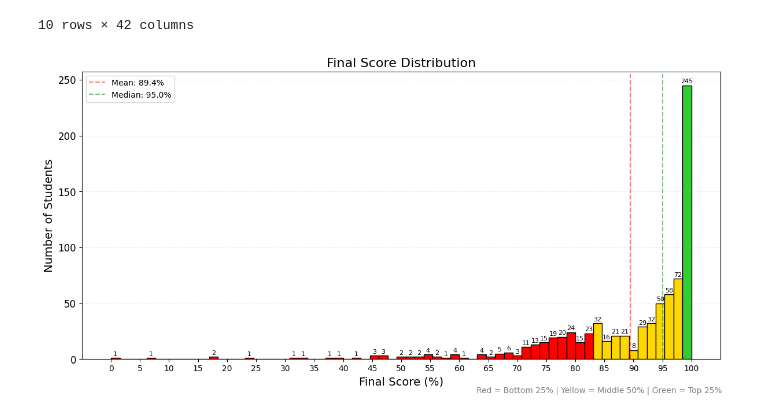
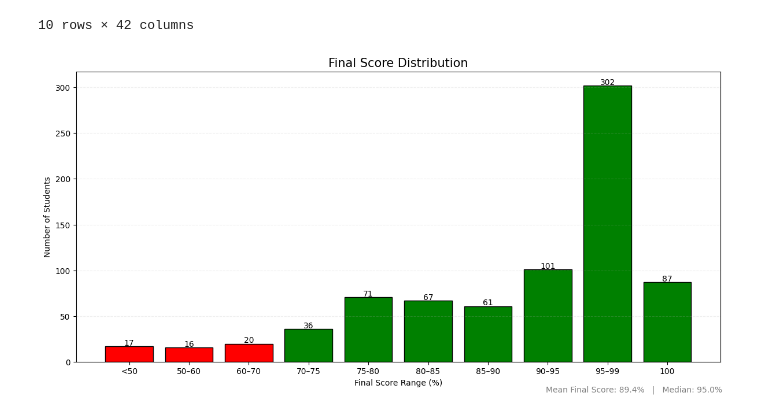
Before and after one commit to akioazevedo/student_analysis, a Jupyter notebook: Analysis.ipynb, the cells around one changed output. Saved outputs shown, nothing was run; the diff lists cells and outputs as text; code cells hidden in the pictures.

```diff
--- a/Analysis.ipynb
+++ b/Analysis.ipynb
@@ -37,56 +37,52 @@ df = df.dropna(subset=['Final Score'])
 # Convert Final Score to float
 df['Final Score'] = df['Final Score'].astype(float)
 # %%
-# Step 1: Calculate quartiles
-q1 = df['Final Score'].quantile(0.25)
-q3 = df['Final Score'].quantile(0.75)
-mean_score = df['Final Score'].mean()
-median_score = df['Final Score'].median()
+import matplotlib.pyplot as plt
+import pandas as pd
+import numpy as np
 
-#lot histogram
+# Ensure 'Final Score' is numeric
+final_scores = pd.to_numeric(df['Final Score'], errors='coerce')
+
+# Define custom bins, isolating 100%
+bins = [0, 50, 60, 70, 75, 80, 85, 90, 95, 99.99, 100]
+labels = ['<50', '50–60', '60–70', '70–75','75-80', '80–85', '85–90', '90–95', '95–99', '100']
+
+# Group scores into bins
+score_bins = pd.cut(final_scores, bins=bins, labels=labels, include_lowest=True)
+bin_counts = score_bins.value_counts().sort_index()
+
+# Define red for failing, green for passing
+failing_bins = ['<50', '50–60', '60–70']
+bar_colors = ['red' if label in failing_bins else 'green' for label in labels]
+
+# Plot histogram
 plt.figure(figsize=(12, 6))
-counts, bins, patches = plt.hist(df['Final Score'], bins=65, edgecolor='black')
+bars = plt.bar(bin_counts.index, bin_counts.values, color=bar_colors, edgecolor='black')
 
-#Color bars by 3 bins
-for patch, left_edge in zip(patches, bins[:-1]):
-    center = left_edge + patch.get_width() / 2
+# Add bar value labels
+for bar in bars:
+    height = bar.get_height()
+    if height > 0:
+        plt.text(bar.get_x() + bar.get_width() / 2, height + 1, str(int(height)),
+                 ha='center', fontsize=10)
 
-    if center < q1:
-        patch.set_facecolor('red')  # Low
-    elif center < q3:
-        patch.set_facecolor('gold')  # Middle
-    else:
-        patch.set_facecolor('limegreen')  # High
+# Calculate mean and median
+mean_score = final_scores.mean()
+median_score = final_scores.median()
 
-# Bar labels
-for count, patch in zip(counts, patches):
-    if count > 0:
-        offset = 2 if count < 50 else 2 if count < 150 else 2
-        plt.text(patch.get_x() + patch.get_width() / 2,
-                 count + offset,
-                 str(int(count)),
-                 ha='center',
-                 fontsize=8)
+# Add summary text at bottom right
+plt.figtext(0.99, 0.01, f"Mean Final Score: {mean_score:.1f}%   |   Median: {median_score:.1f}%",
+            horizontalalignment='right', fontsize=10, color='gray')
 
-# Reference lines
-plt.axvline(mean_score, color='red', linewidth=1.5, linestyle='--', alpha=0.5, label=f'Mean: {mean_score:.1f}%')
-plt.axvline(median_score, color='green', linewidth=1.5, linestyle='--', alpha=0.5, label=f'Median: {median_score:.1f}%')
-
-#Titles and layout
-plt.title('Final Score Distribution', fontsize=16)
-plt.xlabel('Final Score (%)', fontsize=14)
-plt.ylabel('Number of Students', fontsize=14)
-plt.xticks(range(0, 101, 5))
-plt.yticks(fontsize=12)
+# Chart formatting
+plt.title('Final Score Distribution', fontsize=15)
+plt.xlabel('Final Score Range (%)')
+plt.ylabel('Number of Students')
+plt.xticks(rotation=0)
 plt.grid(axis='y', linestyle='--', alpha=0.2)
-plt.legend()
 plt.tight_layout()
-
-#footer
-plt.figtext(0.99, 0.01, "Red = Bottom 25% | Yellow = Middle 50% | Green = Top 25%",
-            ha='right', fontsize=10, color='gray')
-
-plt.savefig("plots/final_scores.png")
+plt.savefig("plots/Performance.png")
 plt.show()
 # %% [output]
-[figure, old version]
+[figure, new version]
```
Also changed, not shown: parts of 4 cells of this notebook, 6 other files.
